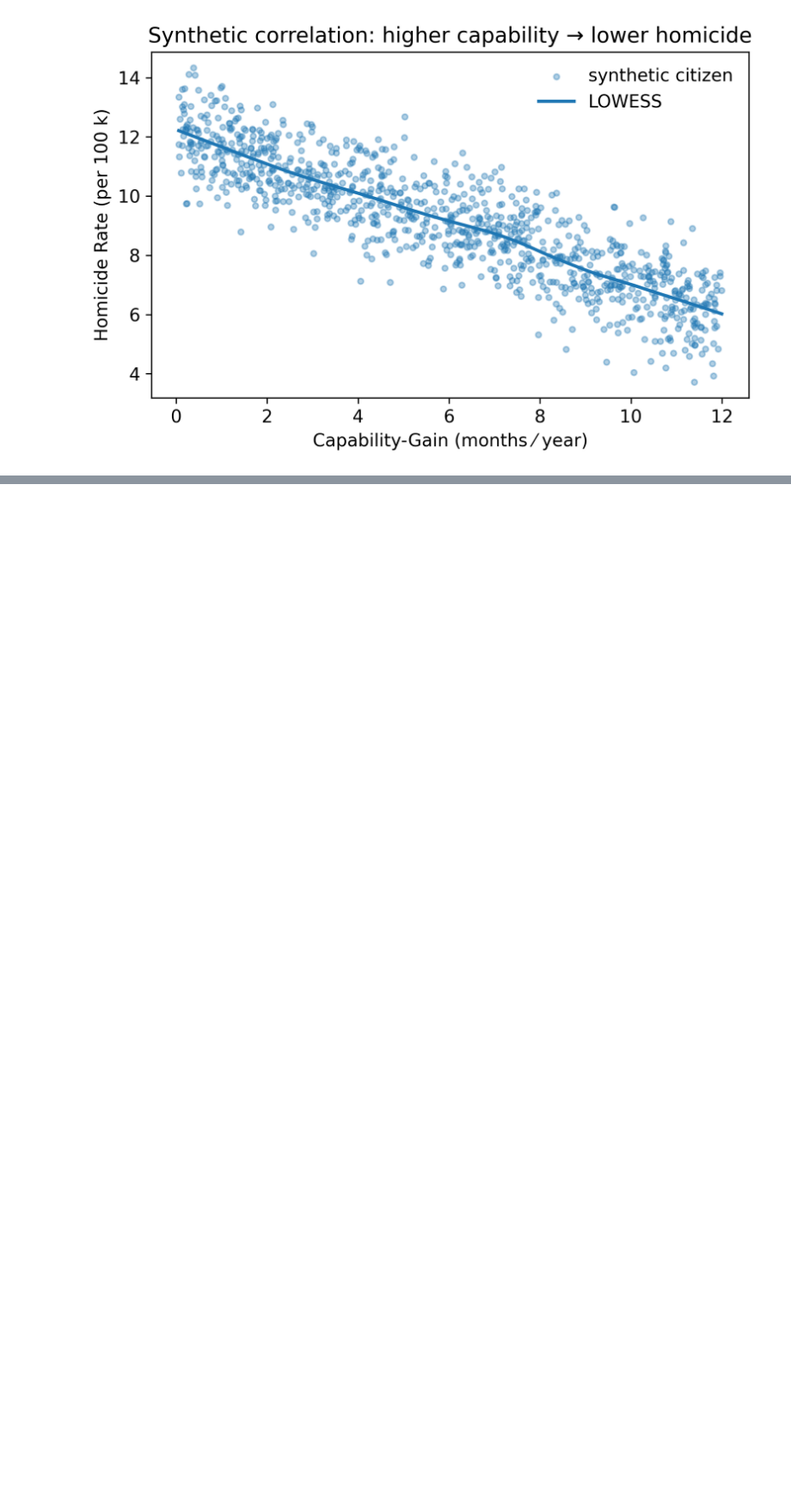
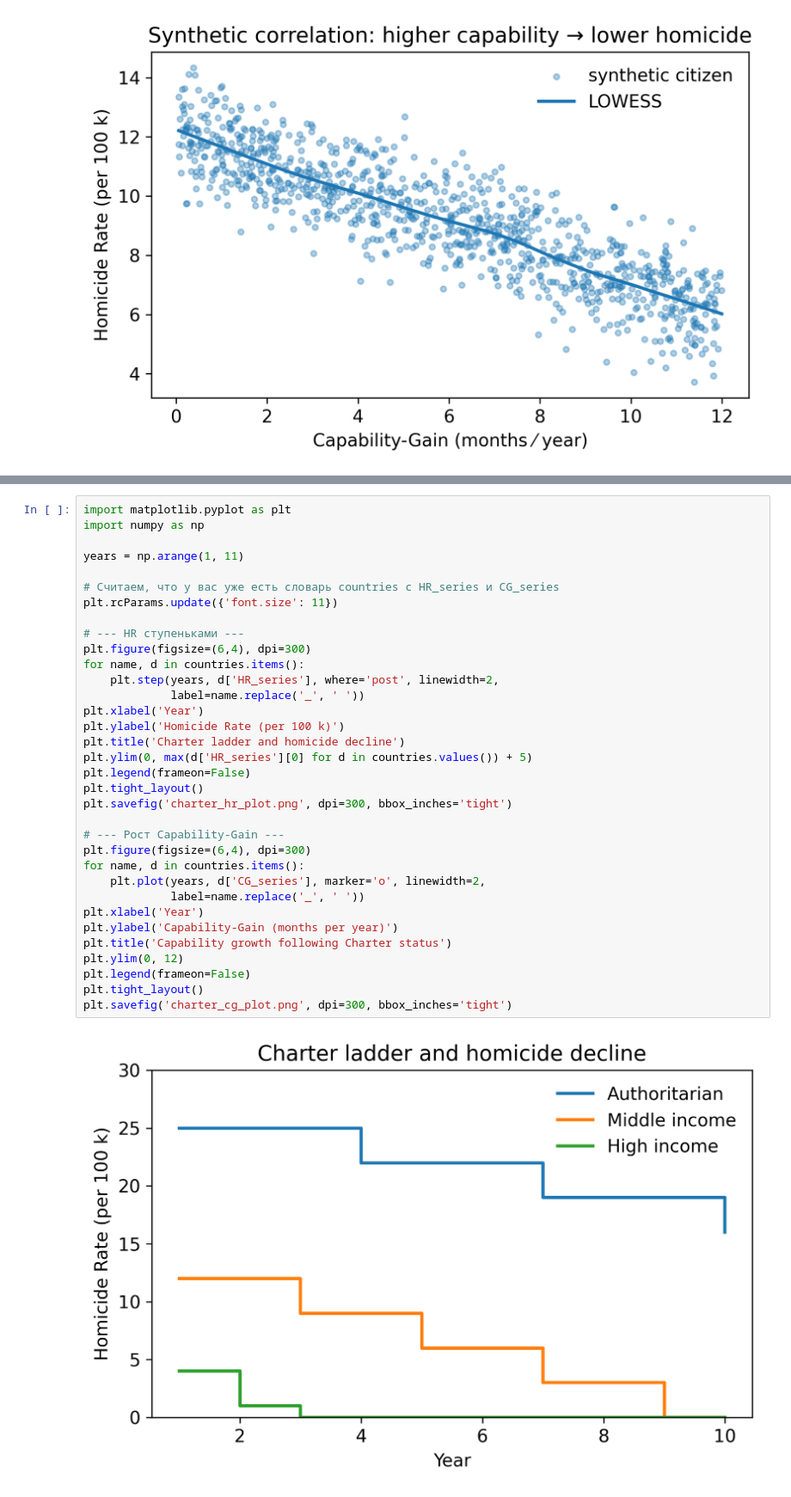
Before and after one commit to Alekol1970/ai_society_simulations, a Jupyter notebook: cg_hr_simulation.ipynb, the cells around one changed output, grey strips where cells are left out. Shown at 86% size. Cells and saved outputs as stored; diff of their text form; blank space fills up the shorter version.

```diff
--- a/cg_hr_simulation.ipynb
+++ b/cg_hr_simulation.ipynb
@@ -57,0 +107,36 @@ files.download('cg_hr_data.csv')
+# %%
+import matplotlib.pyplot as plt
+import numpy as np
+
+years = np.arange(1, 11)
+
+# Считаем, что у вас уже есть словарь countries с HR_series и CG_series
+plt.rcParams.update({'font.size': 11})
+
+# --- HR ступеньками ---
+plt.figure(figsize=(6,4), dpi=300)
+for name, d in countries.items():
+    plt.step(years, d['HR_series'], where='post', linewidth=2,
+             label=name.replace('_', ' '))
+plt.xlabel('Year')
+plt.ylabel('Homicide Rate (per 100 k)')
+plt.title('Charter ladder and homicide decline')
+plt.ylim(0, max(d['HR_series'][0] for d in countries.values()) + 5)
+plt.legend(frameon=False)
+plt.tight_layout()
+plt.savefig('charter_hr_plot.png', dpi=300, bbox_inches='tight')
+
+# --- Рост Capability-Gain ---
+plt.figure(figsize=(6,4), dpi=300)
+for name, d in countries.items():
+    plt.plot(years, d['CG_series'], marker='o', linewidth=2,
+             label=name.replace('_', ' '))
+plt.xlabel('Year')
+plt.ylabel('Capability-Gain (months per year)')
+plt.title('Capability growth following Charter status')
+plt.ylim(0, 12)
+plt.legend(frameon=False)
+plt.tight_layout()
+plt.savefig('charter_cg_plot.png', dpi=300, bbox_inches='tight')
+# %% [output]
+[figure, added]
```
Also changed, not shown: parts of 4 cells of this notebook.
